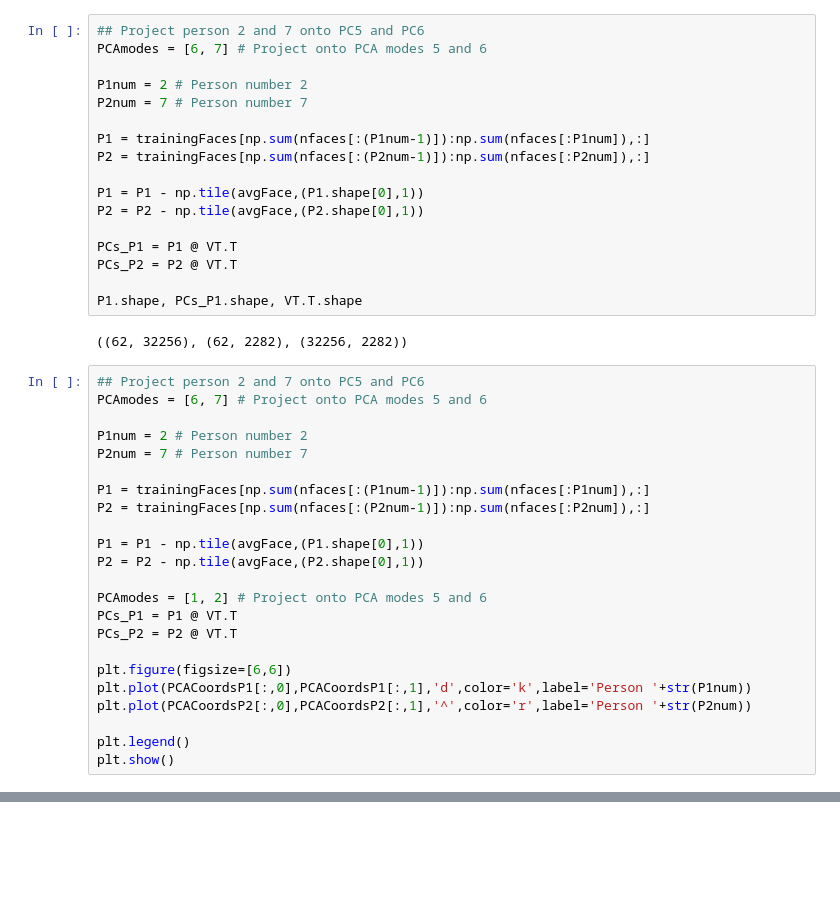
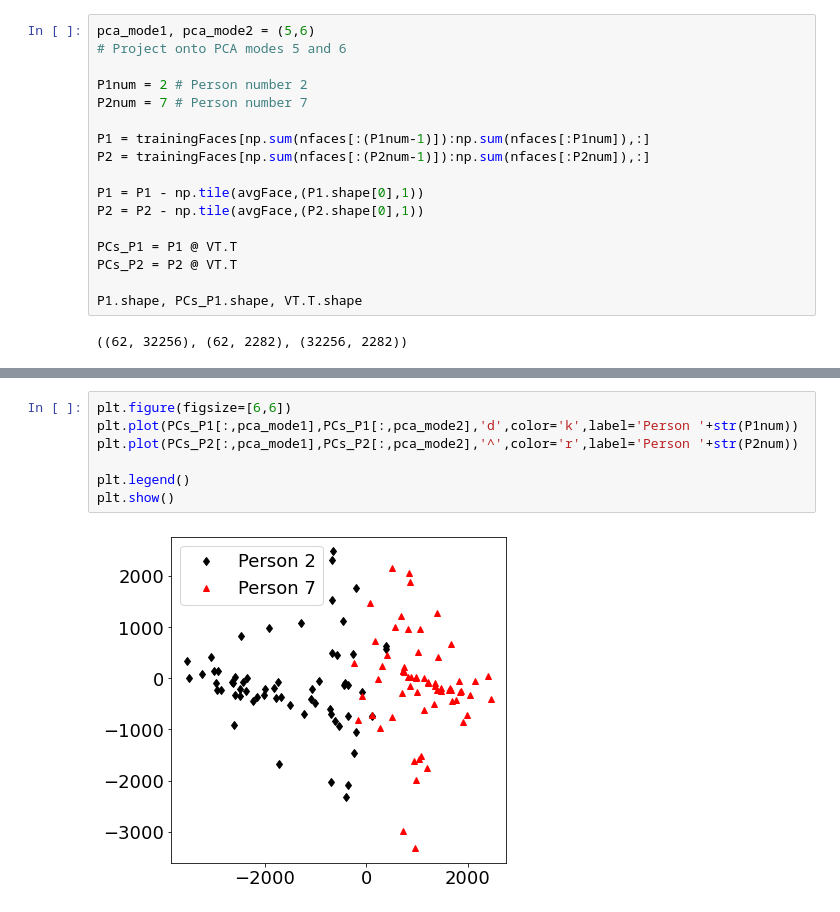
Before and after one commit to jooyongsim/numerical2023, a Jupyter notebook: 빅데수 실습2 SVD.ipynb, the cells around one changed output, grey strips where cells are left out. Drawn from its saved outputs; the diff is of its cells as text; blank space fills up the shorter version.

```diff
--- a/빅데수 실습2 SVD.ipynb
+++ b/빅데수 실습2 SVD.ipynb
@@ -364,6 +361,6 @@ array([4, 5])
 # %%
-## Project person 2 and 7 onto PC5 and PC6
-PCAmodes = [6, 7] # Project onto PCA modes 5 and 6
+pca_mode1, pca_mode2 = (5,6)
+# Project onto PCA modes 5 and 6
 
 P1num = 2 # Person number 2
 P2num = 7 # Person number 7
@@ -380,26 +377,3 @@ PCs_P2 = P2 @ VT.T
 P1.shape, PCs_P1.shape, VT.T.shape
 # %% [output]
 ((62, 32256), (62, 2282), (32256, 2282))
-# %%
-## Project person 2 and 7 onto PC5 and PC6
-PCAmodes = [6, 7] # Project onto PCA modes 5 and 6
-
-P1num = 2 # Person number 2
-P2num = 7 # Person number 7
-
-P1 = trainingFaces[np.sum(nfaces[:(P1num-1)]):np.sum(nfaces[:P1num]),:]
-P2 = trainingFaces[np.sum(nfaces[:(P2num-1)]):np.sum(nfaces[:P2num]),:]
-
-P1 = P1 - np.tile(avgFace,(P1.shape[0],1))
-P2 = P2 - np.tile(avgFace,(P2.shape[0],1))
-
-PCAmodes = [1, 2] # Project onto PCA modes 5 and 6
-PCs_P1 = P1 @ VT.T
-PCs_P2 = P2 @ VT.T
-
-plt.figure(figsize=[6,6])
-plt.plot(PCACoordsP1[:,0],PCACoordsP1[:,1],'d',color='k',label='Person '+str(P1num))
-plt.plot(PCACoordsP2[:,0],PCACoordsP2[:,1],'^',color='r',label='Person '+str(P2num))
-
-plt.legend()
-plt.show()
@@ -407,0 +380,9 @@ plt.show()
+# %%
+plt.figure(figsize=[6,6])
+plt.plot(PCs_P1[:,pca_mode1],PCs_P1[:,pca_mode2],'d',color='k',label='Person '+str(P1num))
+plt.plot(PCs_P2[:,pca_mode1],PCs_P2[:,pca_mode2],'^',color='r',label='Person '+str(P2num))
+
+plt.legend()
+plt.show()
+# %% [output]
+[figure, added]
```
Also changed, not shown: parts of 5 cells of this notebook, 1 other file.
